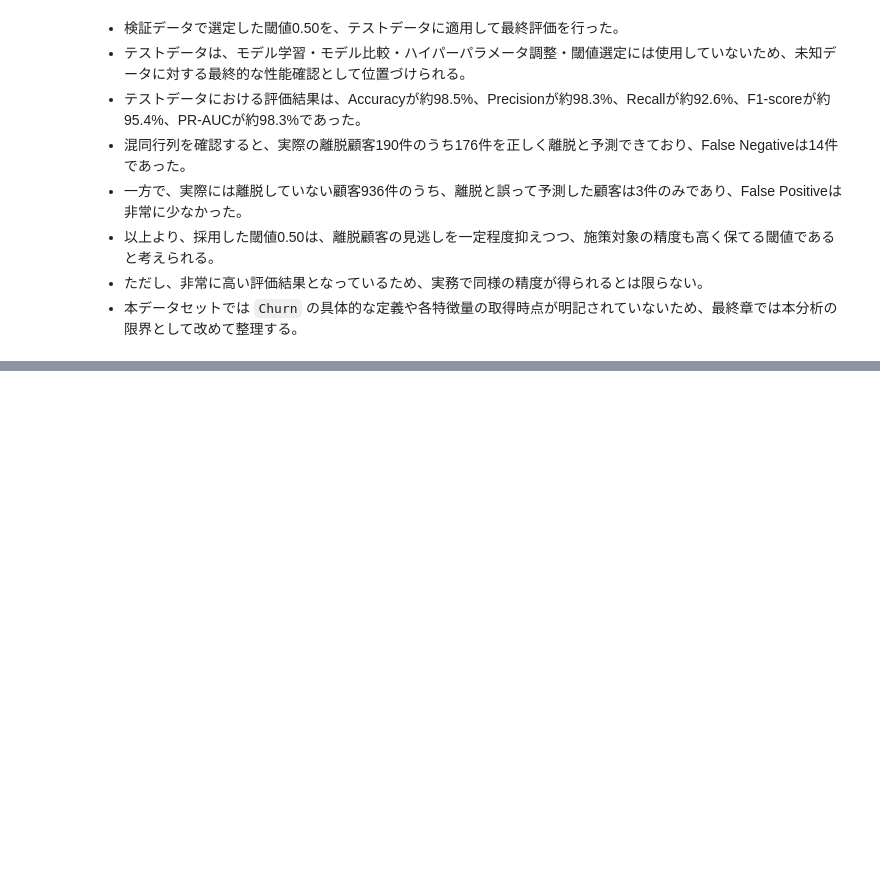
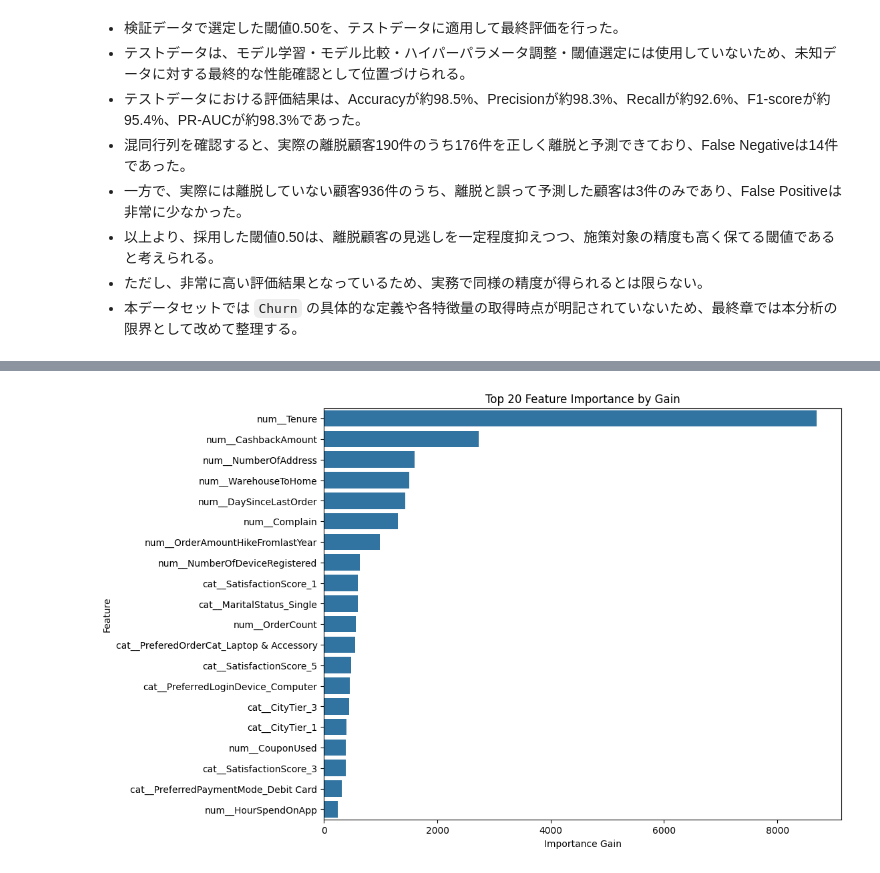
Before and after one commit to toshi039a/retail-demand-forecast, a Jupyter notebook: 離脱予測PF_20260503.ipynb, the cells around one changed output, grey strips where cells are left out. Saved outputs shown, nothing was run; the diff lists cells and outputs as text; code cells hidden in the pictures; blank space fills up the shorter version.

```diff
--- a/離脱予測PF_20260503.ipynb
+++ b/離脱予測PF_20260503.ipynb
@@ -1600,0 +1619,17 @@ cm_df
+# %%
+# 学習済みPipelineからLightGBMモデルを取得
+lgbm_model_final = best_lgbm_pipeline.named_steps['model']
+
+# Feature Importanceを取得
+importance_gain = lgbm_model_final.booster_.feature_importance(importance_type='gain')
+
+# 前処理後の特徴量名を取得
+feature_names = best_lgbm_pipeline.named_steps['preprocessor'].get_feature_names_out()
+
+# DataFrame化
+feature_importance_df = pd.DataFrame({
+    'feature': feature_names,
+    'importance_gain': importance_gain
+}).sort_values('importance_gain', ascending=False)
+
+feature_importance_df.head(20)
@@ -1600,0 +1654,16 @@ cm_df
+# %%
+# Feature Importance上位20件を可視化
+plt.figure(figsize=(10, 8))
+
+sns.barplot(
+    data=feature_importance_df.head(20),
+    x='importance_gain',
+    y='feature'
+)
+
+plt.title('Top 20 Feature Importance by Gain')
+plt.xlabel('Importance Gain')
+plt.ylabel('Feature')
+plt.show()
+# %% [output]
+[figure, added]
```
Also changed, not shown: parts of 11 cells of this notebook.
